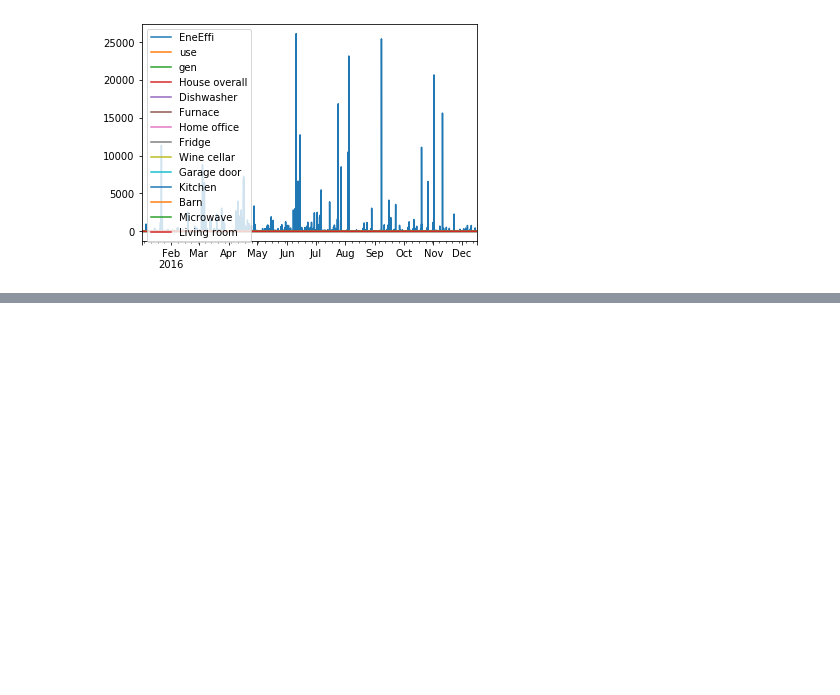
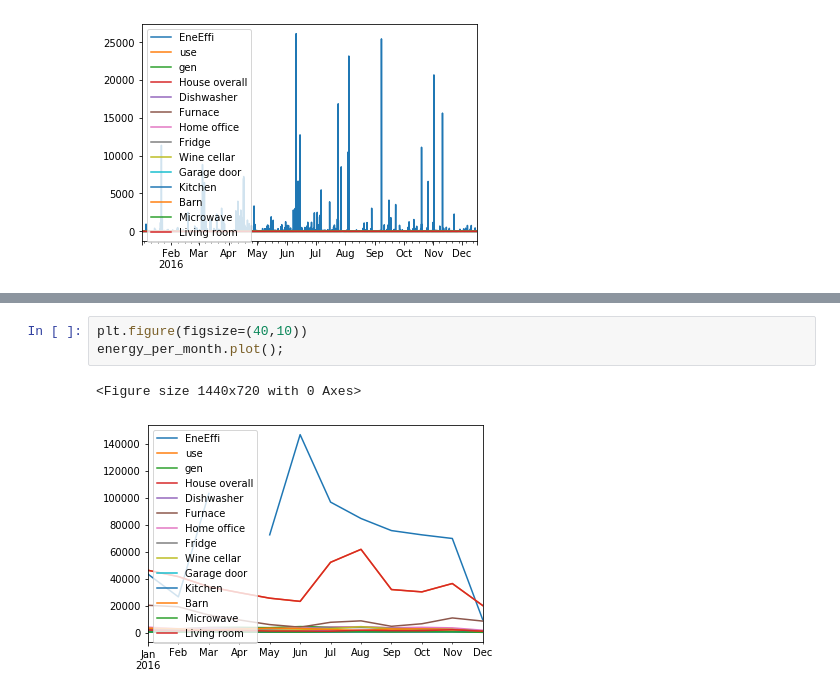
Before and after one commit to frostyduck/Smart-homes-and-weather_Evaluating-energy-use-efficiency-, a Jupyter notebook: ExploratoryAnalysisandVisualizations.ipynb, the cells around one changed output, grey strips where cells are left out. Cells and saved outputs as stored; diff of their text form; blank space fills up the shorter version.

```diff
--- a/ExploratoryAnalysisandVisualizations.ipynb
+++ b/ExploratoryAnalysisandVisualizations.ipynb
@@ -141,0 +203,6 @@ energy_data.plot();
+# %%
+plt.figure(figsize=(40,10))
+energy_per_month.plot();
+# %% [output]
+<Figure size 1440x720 with 0 Axes>
+[figure, added]
```
Also changed, not shown: parts of 12 cells of this notebook, 33 other files.
